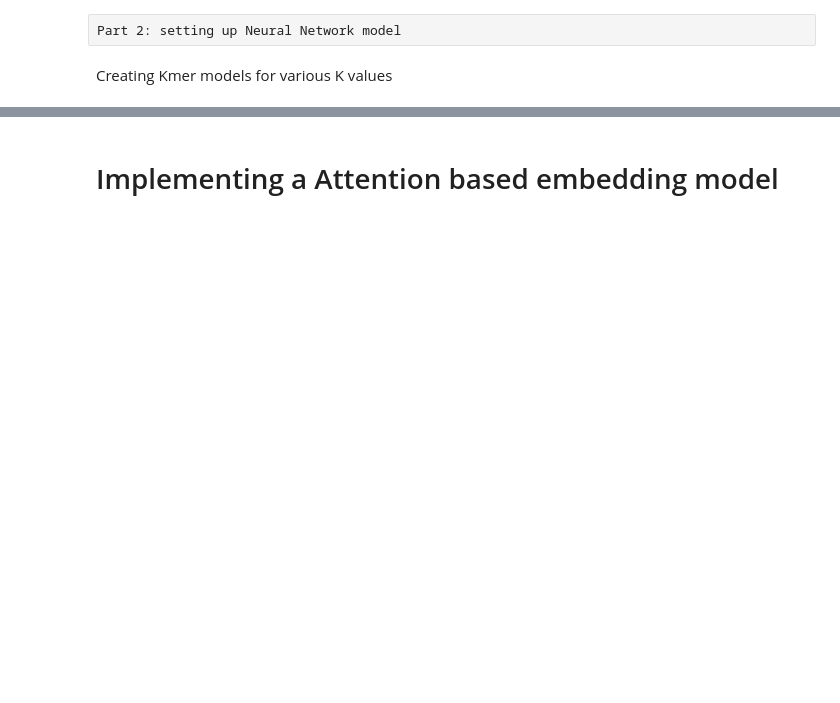
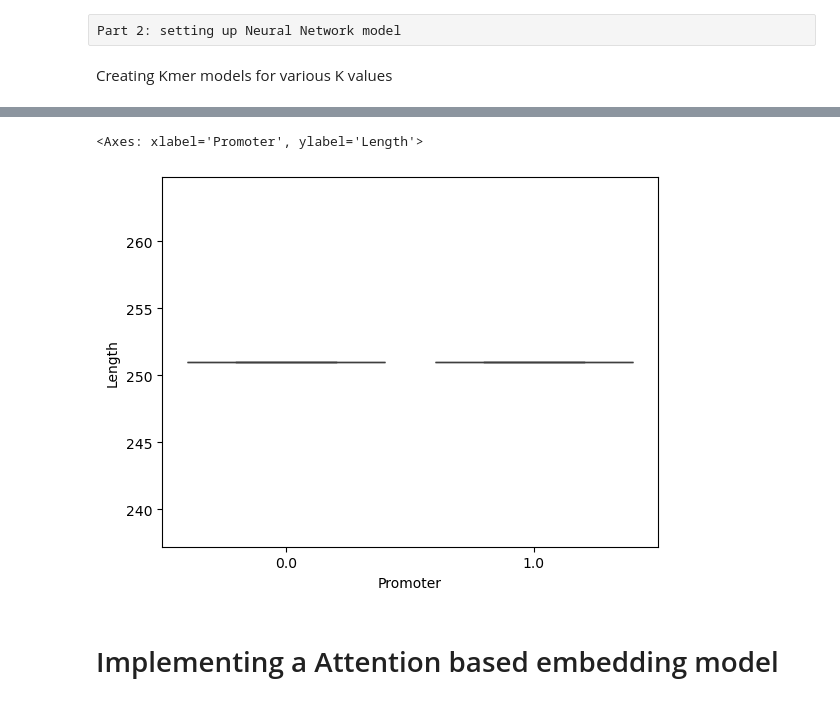
Before and after one commit to Jorjorian/PromoterKmers, a Jupyter notebook: ProjectDraftCode.ipynb, the cells around one changed output, grey strips where cells are left out. Cells and saved outputs as stored; diff of their text form; code cells hidden in the pictures; blank space fills up the shorter version.

```diff
--- a/ProjectDraftCode.ipynb
+++ b/ProjectDraftCode.ipynb
@@ -488,3 +603,10 @@ ROC curve saved as 'k_10_kmer_nn_roc_curve.png'
+# %%
+# get lengtyhs of the sequences
+lengths_with_labels = pd.DataFrame({'Length': X_train['Sequence'].str.len(), 'Promoter': y_train})
+sns.boxplot(data=lengths_with_labels, x='Promoter', y='Length')
+# %% [output]
+<Axes: xlabel='Promoter', ylabel='Length'>
+[figure, added]
 # %% [markdown]
 # Implementing a Attention based embedding model
 # %%
```
Also changed, not shown: parts of 41 cells of this notebook, 11 other files.
